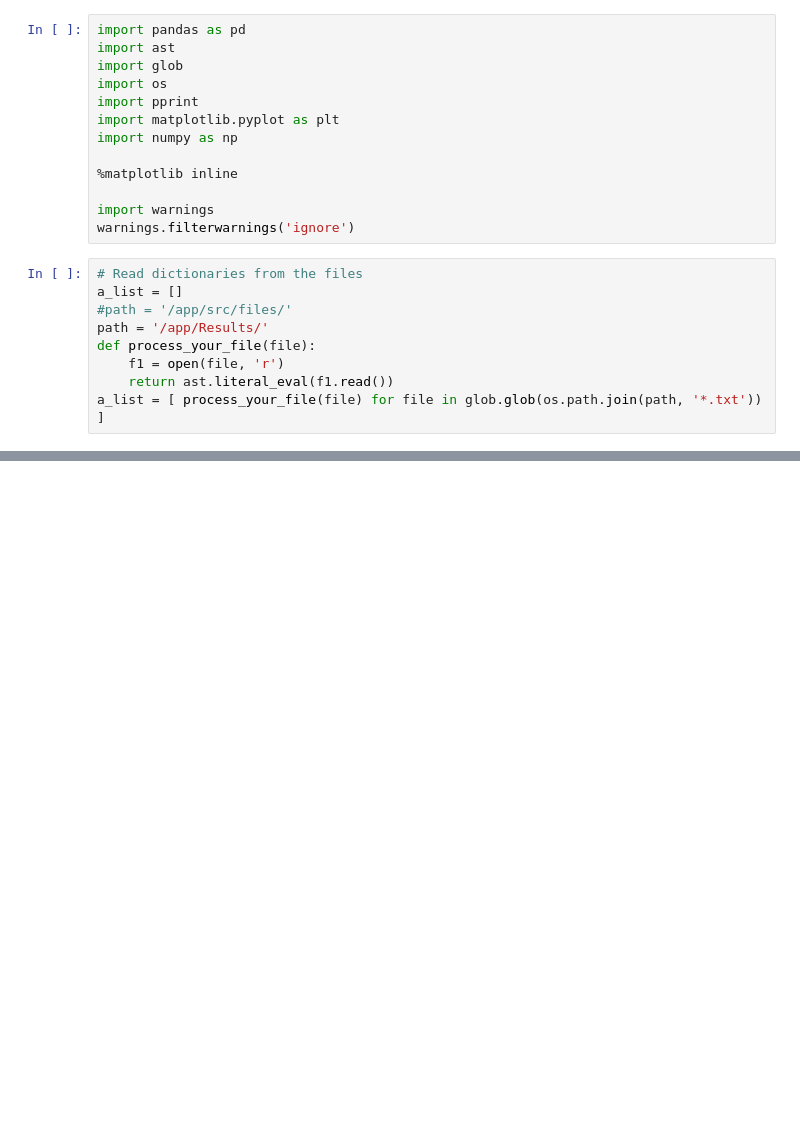
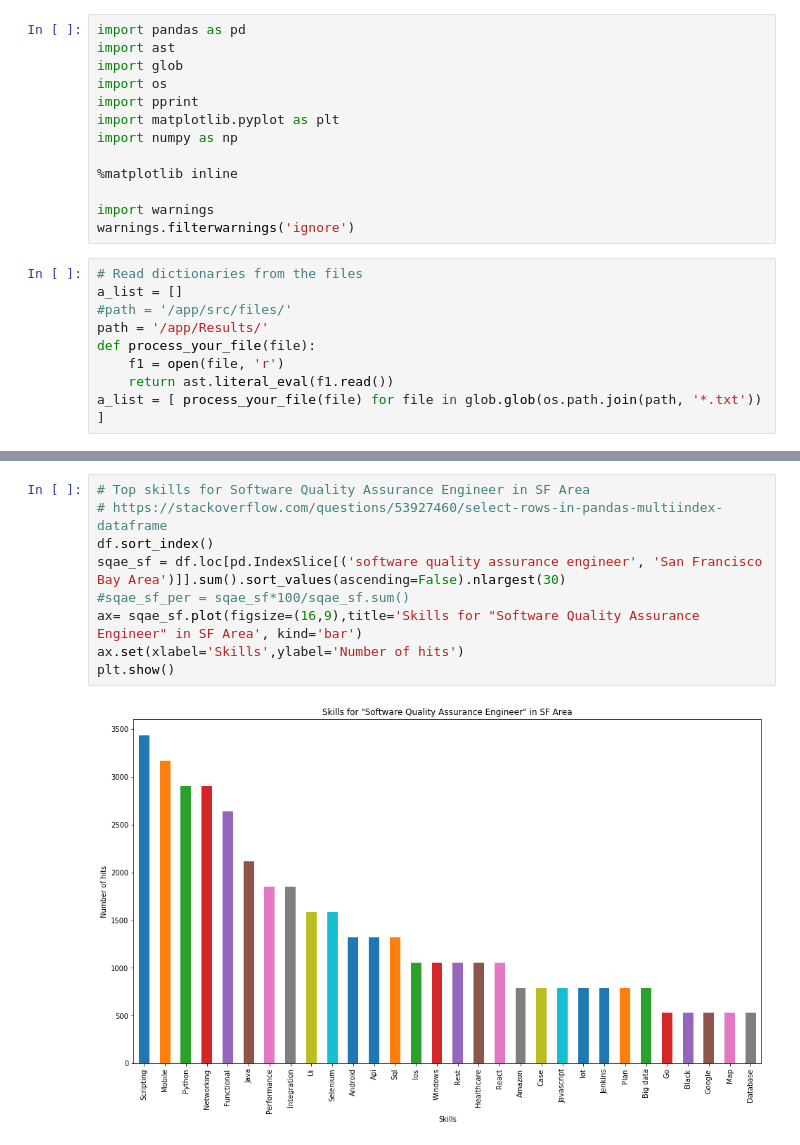
Before and after one commit to bbookman/SkillDemand, a Jupyter notebook: Notebooks/data_graph.ipynb, the cells around one changed output, grey strips where cells are left out. Saved outputs shown, nothing was run; the diff lists cells and outputs as text; blank space fills up the shorter version.

```diff
--- a/Notebooks/data_graph.ipynb
+++ b/Notebooks/data_graph.ipynb
@@ -193,0 +92,11 @@ plt.show()
+# %%
+# Top skills for Software Quality Assurance Engineer in SF Area
+# https://stackoverflow.com/questions/53927460/select-rows-in-pandas-multiindex-dataframe
+df.sort_index()
+sqae_sf = df.loc[pd.IndexSlice[('software quality assurance engineer', 'San Francisco Bay Area')]].sum().sort_values(ascending=False).nlargest(30)
+#sqae_sf_per = sqae_sf*100/sqae_sf.sum()
+ax= sqae_sf.plot(figsize=(16,9),title='Skills for "Software Quality Assurance Engineer" in SF Area', kind='bar')
+ax.set(xlabel='Skills',ylabel='Number of hits')
+plt.show()
+# %% [output]
+[figure, added]
```
Also changed, not shown: parts of 44 cells of this notebook.
